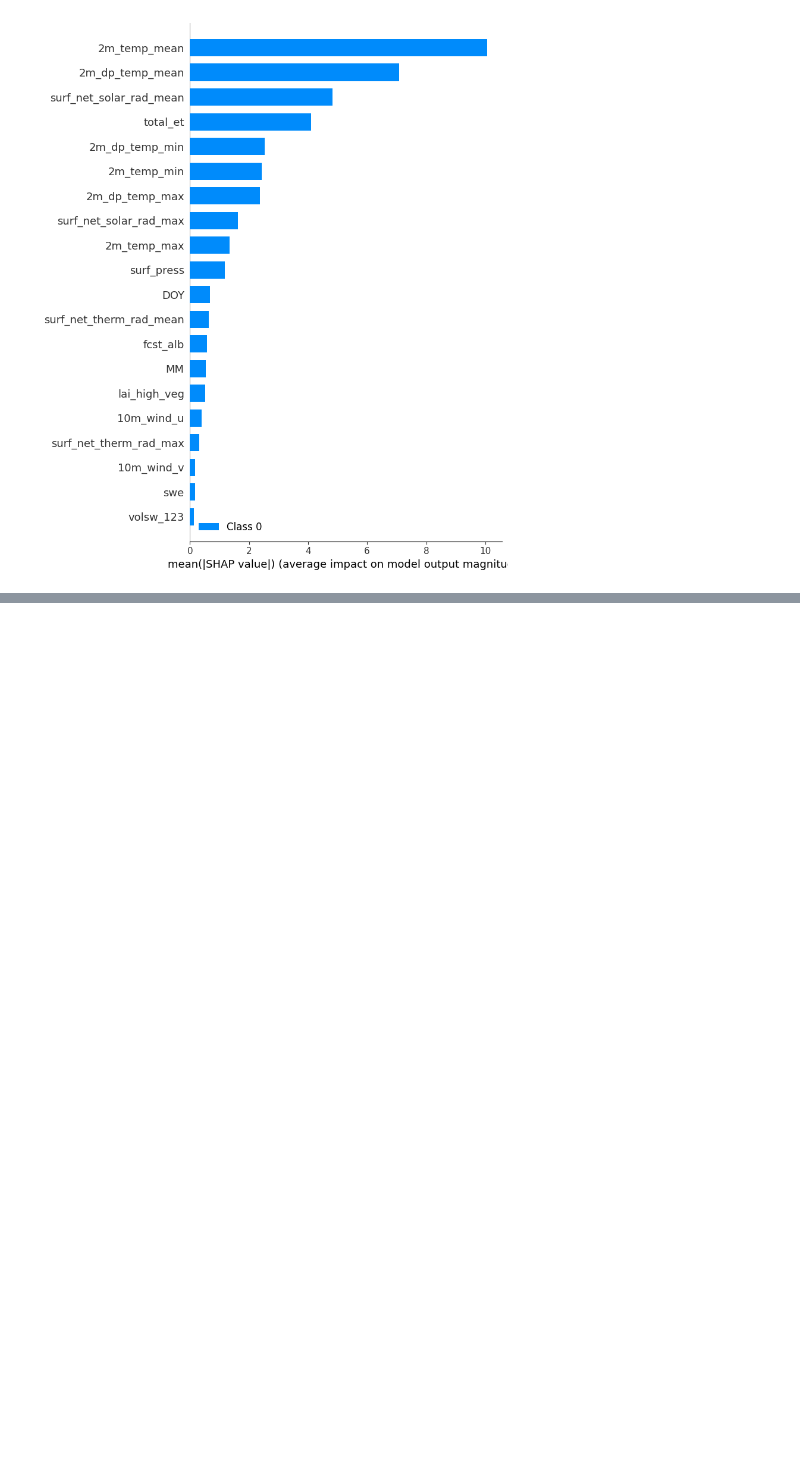
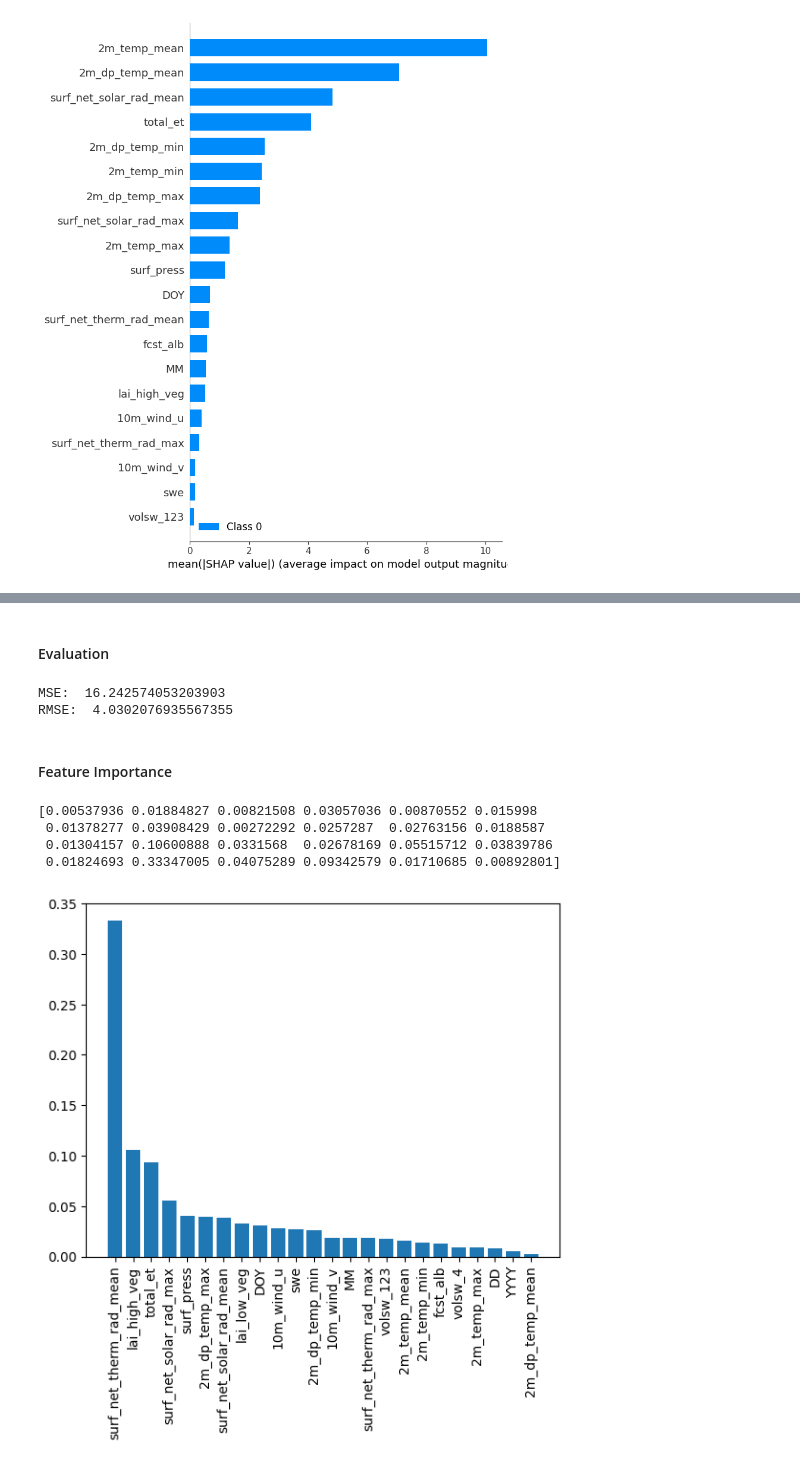
Before and after one commit to MisterXY89/climateAI, a Jupyter notebook: all_models.ipynb, the cells around one changed output, grey strips where cells are left out. Cells and saved outputs as stored; diff of their text form; code cells hidden in the pictures; blank space fills up the shorter version.

```diff
--- a/all_models.ipynb
+++ b/all_models.ipynb
@@ -134,0 +152,5 @@ Your TensorFlow version is newer than 2.4.0 and so graph support has been remove
+# %%
+# Create a Random Forest Regressor
+regressor_xgb = XGBRegressor(n_estimators=10)
+# %%
+regressor_xgb.fit(X_train, y_train)
@@ -134,0 +169,2 @@ Your TensorFlow version is newer than 2.4.0 and so graph support has been remove
+# %% [markdown]
+#### Evaluation
@@ -134,0 +178,16 @@ Your TensorFlow version is newer than 2.4.0 and so graph support has been remove
+# %%
+print("MSE: ", mse_xgb)
+print("RMSE: ", math.sqrt(mse_xgb))
+# %% [output]
+MSE:  16.242574053203903
+RMSE:  4.0302076935567355
+# %% [markdown]
+#### Feature Importance
+# %%
+plot_sk_feature_importance(regressor_xgb, X_test)
+# %% [output]
+[0.00537936 0.01884827 0.00821508 0.03057036 0.00870552 0.015998
+ 0.01378277 0.03908429 0.00272292 0.0257287  0.02763156 0.0188587
+ 0.01304157 0.10600888 0.0331568  0.02678169 0.05515712 0.03839786
+ 0.01824693 0.33347005 0.04075289 0.09342579 0.01710685 0.00892801]
+[figure, added]
```
Also changed, not shown: parts of 61 cells of this notebook.
